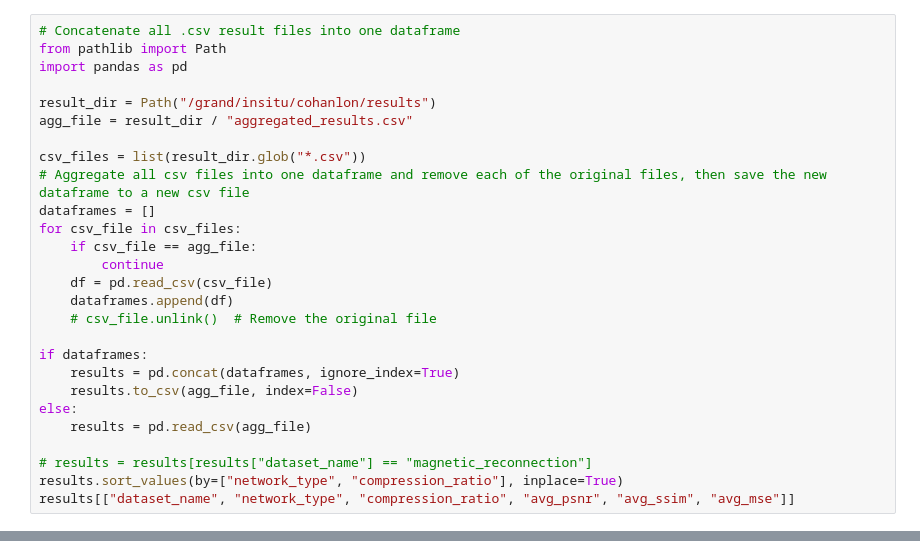
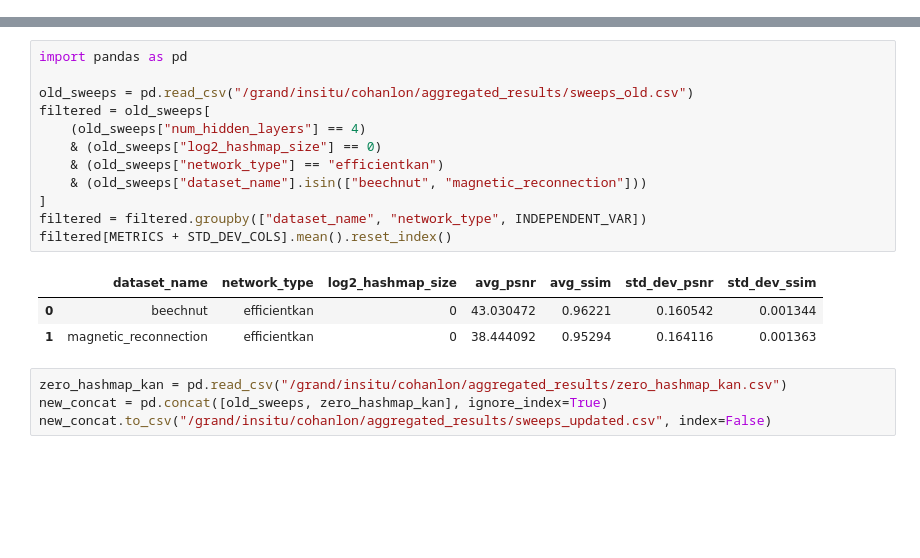
Before and after one commit to charlescohanlon/kan_inr, a Jupyter notebook: vis.ipynb, the cells around one changed output, grey strips where cells are left out. Cells and saved outputs as stored; diff of their text form; blank space fills up the shorter version.

```diff
--- a/vis.ipynb
+++ b/vis.ipynb
@@ -34,27 +0,0 @@ figure.show()
-# %%
-# Concatenate all .csv result files into one dataframe
-from pathlib import Path
-import pandas as pd
-
-result_dir = Path("/grand/insitu/cohanlon/results")
-agg_file = result_dir / "aggregated_results.csv"
-
-csv_files = list(result_dir.glob("*.csv"))
-# Aggregate all csv files into one dataframe and remove each of the original files, then save the new dataframe to a new csv file
-dataframes = []
-for csv_file in csv_files:
-    if csv_file == agg_file:
-        continue
-    df = pd.read_csv(csv_file)
-    dataframes.append(df)
-    # csv_file.unlink()  # Remove the original file
-
-if dataframes:
-    results = pd.concat(dataframes, ignore_index=True)
-    results.to_csv(agg_file, index=False)
-else:
-    results = pd.read_csv(agg_file)
-
-# results = results[results["dataset_name"] == "magnetic_reconnection"]
-results.sort_values(by=["network_type", "compression_ratio"], inplace=True)
-results[["dataset_name", "network_type", "compression_ratio", "avg_psnr", "avg_ssim", "avg_mse"]]
@@ -207,0 +550,20 @@ TypeError: 'NoneType' object is not iterable
+# %%
+import pandas as pd
+
+old_sweeps = pd.read_csv("/grand/insitu/cohanlon/aggregated_results/sweeps_old.csv")
+filtered = old_sweeps[
+    (old_sweeps["num_hidden_layers"] == 4)
+    & (old_sweeps["log2_hashmap_size"] == 0)
+    & (old_sweeps["network_type"] == "efficientkan")
+    & (old_sweeps["dataset_name"].isin(["beechnut", "magnetic_reconnection"]))
+]
+filtered = filtered.groupby(["dataset_name", "network_type", INDEPENDENT_VAR])
+filtered[METRICS + STD_DEV_COLS].mean().reset_index()
+# %% [output]
+|  | dataset_name | network_type | log2_hashmap_size | avg_psnr | avg_ssim | std_dev_psnr | std_dev_ssim |
+| 0 | beechnut | efficientkan | 0 | 43.030472 | 0.96221 | 0.160542 | 0.001344 |
+| 1 | magnetic_reconnection | efficientkan | 0 | 38.444092 | 0.95294 | 0.164116 | 0.001363 |
+# %%
+zero_hashmap_kan = pd.read_csv("/grand/insitu/cohanlon/aggregated_results/zero_hashmap_kan.csv")
+new_concat = pd.concat([old_sweeps, zero_hashmap_kan], ignore_index=True)
+new_concat.to_csv("/grand/insitu/cohanlon/aggregated_results/sweeps_updated.csv", index=False)
```
Also changed, not shown: parts of 10 cells of this notebook, 26 other files.
